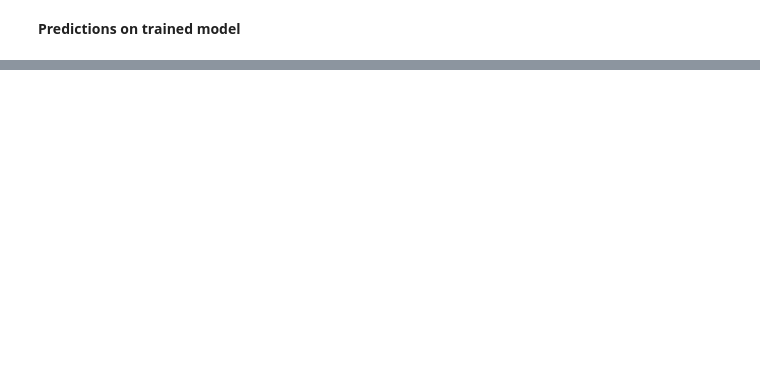
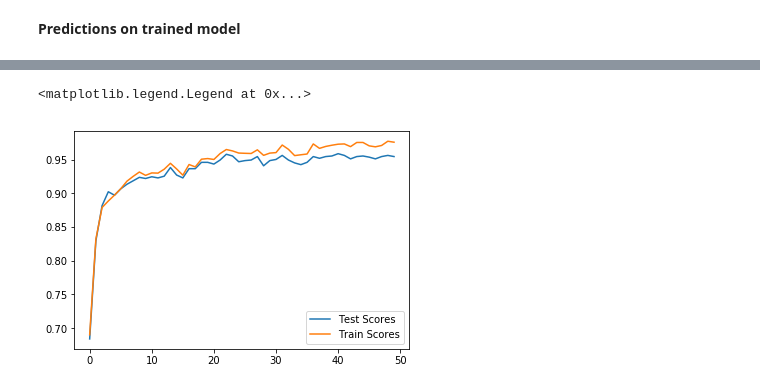
Before and after one commit to mpadmanabham/MachineLearning, a Jupyter notebook: NeuralNetworks/Multi Label Classification Neural Network in tensorflow.ipynb, the cells around one changed output, grey strips where cells are left out. Cells and saved outputs as stored; diff of their text form; code cells hidden in the pictures; blank space fills up the shorter version.

```diff
--- a/NeuralNetworks/Multi Label Classification Neural Network in tensorflow.ipynb
+++ b/NeuralNetworks/Multi Label Classification Neural Network in tensorflow.ipynb
@@ -353,0 +418,8 @@ INFO:tensorflow:Restoring parameters from E:/Machine_learning/savingModel/tensor
+# %%
+def create_weights(shape):
+    random_wt=tf.truncated_normal(shape=shape,stddev=0.1)
+    return tf.Variable(random_wt)
+
+def create_bias(shape):
+    bias_val=tf.constant(0.1,shape=shape)
+    return tf.Variable(bias_val)
@@ -353,0 +428,5 @@ INFO:tensorflow:Restoring parameters from E:/Machine_learning/savingModel/tensor
+# %%
+def convolutional_layer(X,filters):
+
+
+    return tf.nn.conv2d(X,filters,strides=[1,1,1,1],padding='SAME')
@@ -353,0 +480,9 @@ INFO:tensorflow:Restoring parameters from E:/Machine_learning/savingModel/tensor
+# %%
+init=tf.global_variables_initializer()
+with tf.Session() as sess:
+    sess.run(init)
+    #print(sess.run(W).reshape(-1,4,4,3,32).shape)
+    print('shape after convolutional layer:',sess.run(convo_layer,feed_dict={X_true:x}).shape)
+    print('shape after MAX_POOL layer:',sess.run(max_pool,feed_dict={X_true:x}).shape)
+    print('shape after after flatten layer:',sess.run(flatten_layer,feed_dict={X_true:x}).shape)
+    print('shape after after final layer:',sess.run(y_pred,feed_dict={X_true:x,prob:0.8}).shape)
@@ -353,0 +496,8 @@ INFO:tensorflow:Restoring parameters from E:/Machine_learning/savingModel/tensor
+# %%
+init=tf.global_variables_initializer()
+with tf.Session() as sess:
+    sess.run(init)
+    acc_train,acc_test,loss_value=training(sess,train,y_out=y_pred,X_train=X_train.reshape(-1,8,8,1),y_train=np.array(y_train),\
+                                           batch_size=batch_size,X_test=X_test.reshape(-1,8,8,1),y_test=np.array(y_test),\
+                                           epochs=epochs,keep_prob=0.8)
+    print(sess.run(wo))
@@ -353,0 +522,7 @@ INFO:tensorflow:Restoring parameters from E:/Machine_learning/savingModel/tensor
+# %%
+plt.plot(acc_test,label='Test Scores')
+plt.plot(acc_train,label='Train Scores')
+plt.legend(loc="best")
+# %% [output]
+<matplotlib.legend.Legend at 0x...>
+[figure, added]
```
Also changed, not shown: parts of 36 cells of this notebook.
